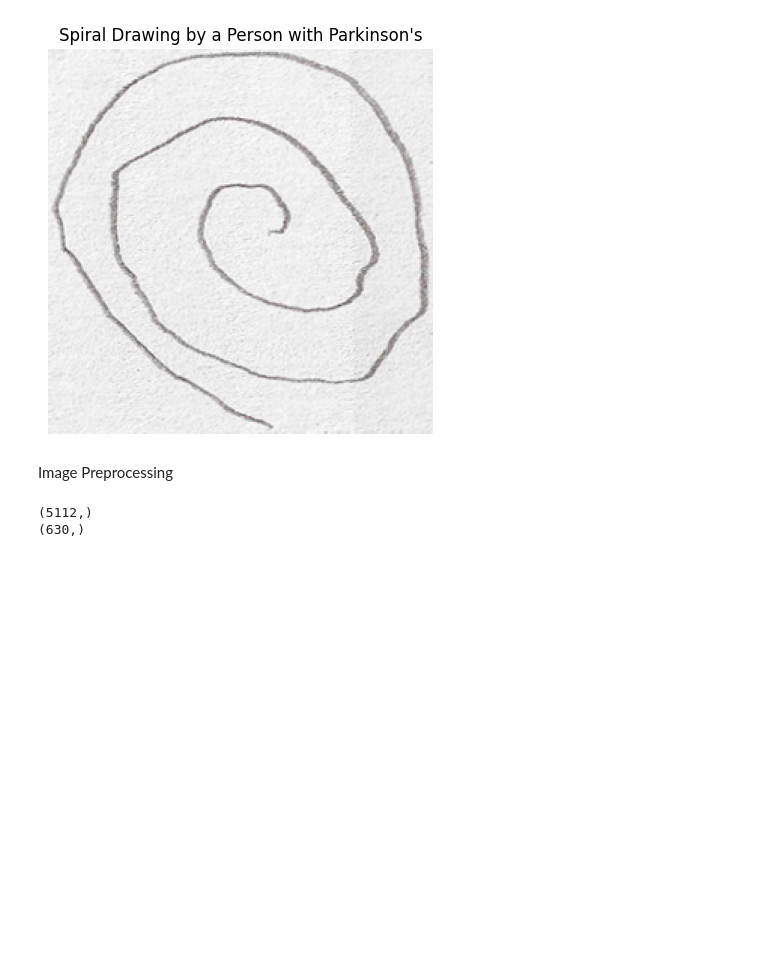
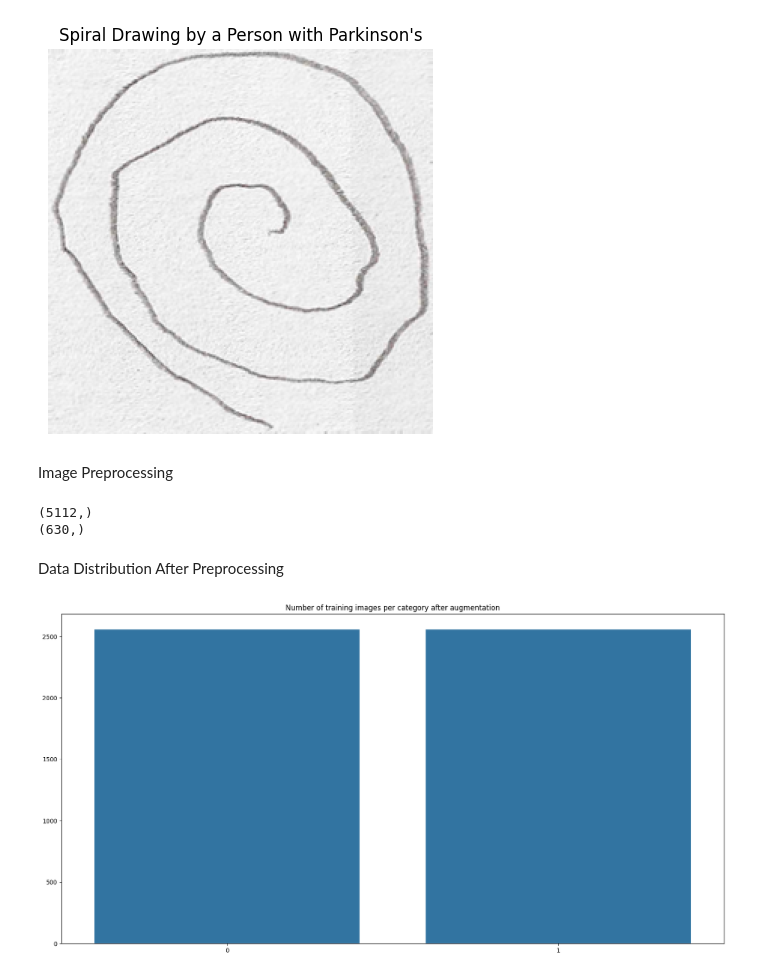
Before and after one commit to arijul2/Parkinson-s_Detection_ML, a Jupyter notebook: ParkinsonsDiseaseDetection.ipynb, the cells around one changed output. Drawn from its saved outputs; the diff is of its cells as text; code cells hidden in the pictures; blank space fills up the shorter version.

```diff
--- a/ParkinsonsDiseaseDetection.ipynb
+++ b/ParkinsonsDiseaseDetection.ipynb
@@ -243,3 +243,12 @@ print(y_test.shape)
 # %% [output]
 (5112,)
 (630,)
+# %% [markdown]
+Data Distribution After Preprocessing
+# %%
+unique_train, count = np.unique(y_train, return_counts=True)
+plt.figure(figsize=(20, 10))
+sns.barplot(x=unique_train, y=count).set_title("Number of training images per category after augmentation")
+plt.show()
+# %% [output]
+[figure, added]
```
